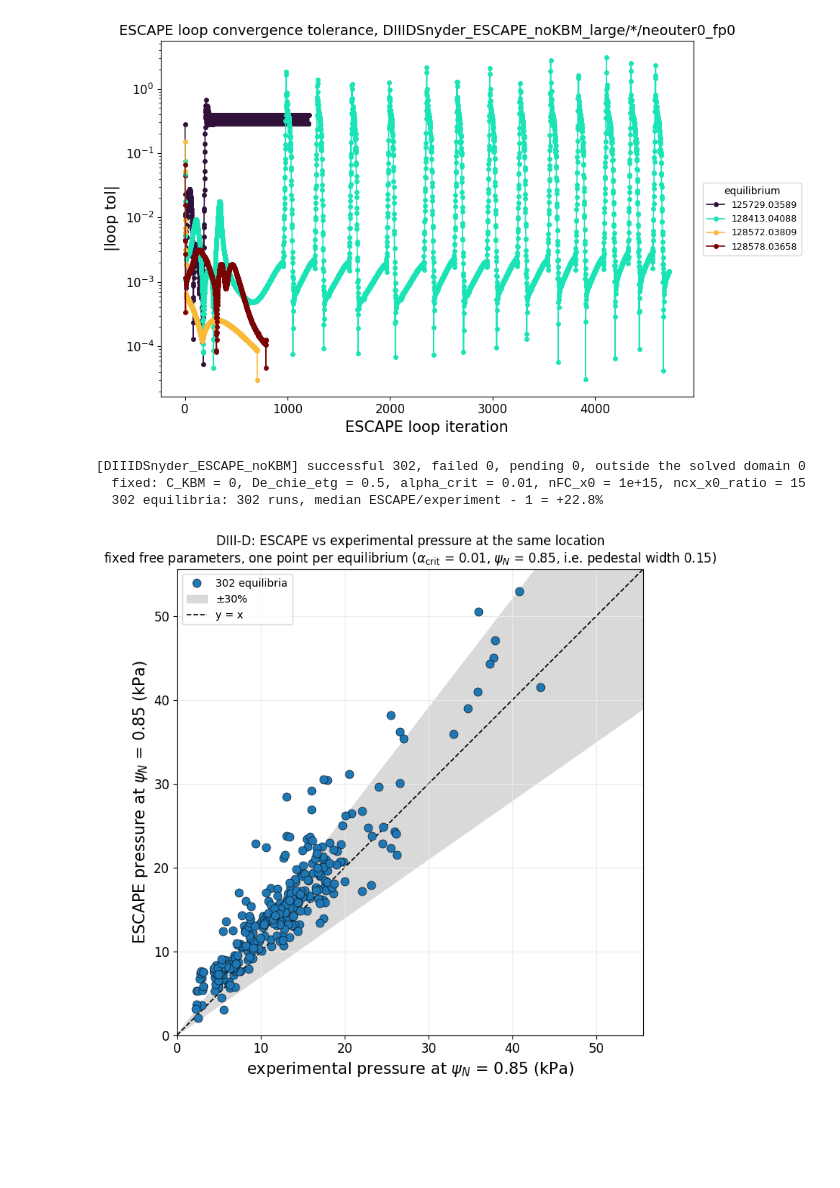
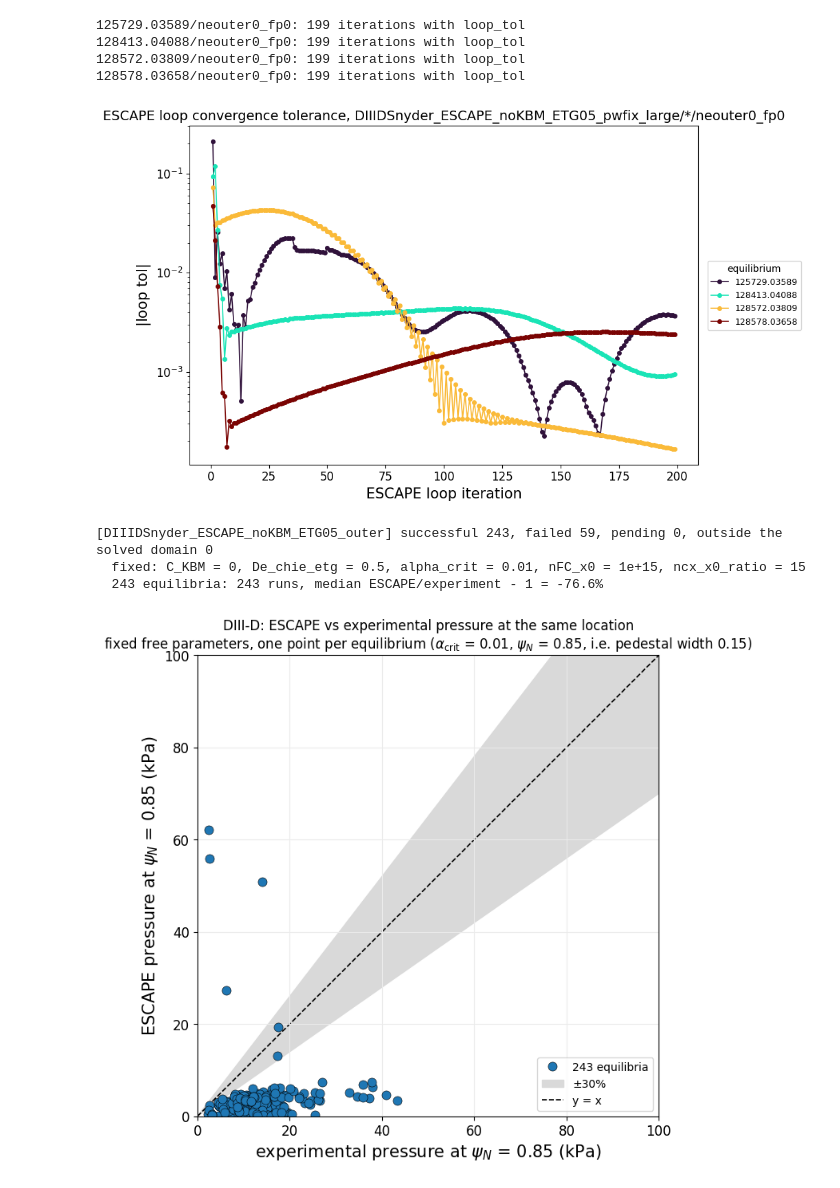
Before and after one commit to jlabbate15/ESCAPE, a Jupyter notebook: examples/device_prediction/DIII-D/plot_scan_SCfp_ESCAPE_profiles.ipynb, the cells around one changed output. Cells and saved outputs as stored; diff of their text form; code cells hidden in the pictures; blank space fills up the shorter version.

Commit message:
escape loop updates, pedestal width finders

```diff
--- a/examples/device_prediction/DIII-D/plot_scan_SCfp_ESCAPE_profiles.ipynb
+++ b/examples/device_prediction/DIII-D/plot_scan_SCfp_ESCAPE_profiles.ipynb
@@ -22,7 +22,7 @@ import netCDF4 as nc
 import numpy as np
 
 # ------------------------------------------------------------------ user input
-ITER_SCAN_DIR = Path('DIIIDSnyder_ESCAPE_noKBM')
+ITER_SCAN_DIR = Path('DIIIDSnyder_ESCAPE_noKBM_ETG05_pwfix_large')
 ITER_RUN = 'neouter0_fp0'         # free-parameter combo directory within each equilibrium
 PFILE_DIR = Path('/mnt/homes_global/jal2351/software/sc_inputs/OMFITnc_HighPerfHMode')
 PSI_LO_ITER = 0.85                # pedestal window for both subplots
@@ -174,39 +169,73 @@ iters = iters_by_equil[ITER_EQUIL]
 # %%
 # --- ESCAPE loop convergence tolerance vs iteration, one line per equilibrium ---
+# Stand-alone: needs nothing from the cells above.
 # `loop_tol` is the normalized change in pedestal height + width between this
 # iteration and the previous one (see profiles_loop_solve_epednn_neped_scan.py);
 # the loop stops once abs(loop_tol) < eped_tol_max. It is stored on every dump
 # from iteration 1 onward (iteration 0 has nothing prior to compare against).
-# One line per equilibrium loaded by the cell above (iters_by_equil, i.e. every
-# <shot>.<time> directory under ITER_SCAN_DIR), labelled in the legend.
-# Log-scale y-axis since loop_tol spans several orders of magnitude here.
+# Reads TOL_SCAN_DIR/{EQUIL}/{TOL_RUN}/{EQUIL}/ne_and_Te_iter_*.npy for every
+# <shot>.<time> equilibrium directory under TOL_SCAN_DIR, one line per equilibrium.
+# Log-scale y-axis since loop_tol spans several orders of magnitude.
 
-TOL_CMAP = 'turbo'   # equilibria are colour-graded along this map
+import re
+from pathlib import Path
+
+import matplotlib.pyplot as plt
+%matplotlib inline
+import numpy as np
+
+# ------------------------------------------------------------------ user input
+TOL_SCAN_DIR = Path('DIIIDSnyder_ESCAPE_noKBM_ETG05_pwfix_large')
+TOL_RUN = 'neouter0_fp0'   # free-parameter combo directory within each equilibrium
+TOL_CMAP = 'turbo'         # equilibria are colour-graded along this map
+# -----------------------------------------------------------------------------
+
+
+def load_loop_tols(scan_dir, equil, run):
+    """(iteration, loop_tol) for every ne_and_Te_iter_*.npy dump that stores loop_tol."""
+    run_dir = Path(scan_dir) / equil / run / equil
+    tols = []
+    for fp in run_dir.glob('ne_and_Te_iter_*.npy'):
+        m = re.match(r'ne_and_Te_iter_(\d+)\.npy$', fp.name)
+        if not m:
+            continue
+        tol = np.load(fp, allow_pickle=True).item().get('loop_tol')
+        if tol is not None:
+            tols.append((int(m.group(1)), float(tol)))
+    return sorted(tols)
+
+
+tol_equils = sorted(p.name for p in TOL_SCAN_DIR.iterdir()
+                    if p.is_dir() and re.fullmatch(r'\d+\.\d+', p.name))
 
 fig, ax = plt.subplots(figsize=(10, 6))
 cmap = plt.get_cmap(TOL_CMAP)
-n_equil = len(iters_by_equil)
-for k, (equil, equil_iters) in enumerate(iters_by_equil.items()):
-    tols = [(i, it['loop_tol']) for i, it in enumerate(equil_iters) if 'loop_tol' in it]
+n_equil = len(tol_equils)
+for k, equil in enumerate(tol_equils):
+    tols = load_loop_tols(TOL_SCAN_DIR, equil, TOL_RUN)
+    print(f'{equil}/{TOL_RUN}: {len(tols)} iterations with loop_tol')
     if not tols:
-        print(f'  {equil}: no loop_tol stored, skipping')
         continue
     tol_iters, tol_vals = zip(*tols)
     ax.plot(tol_iters, np.abs(tol_vals), 'o-', markersize=4, linewidth=1.2,
             color=cmap(k / max(n_equil - 1, 1)), label=equil)
 
 ax.set_yscale('log')
 ax.set_xlabel('ESCAPE loop iteration', fontsize=15)
 ax.set_ylabel(r'$|{\rm loop\ tol}|$', fontsize=15)
 ax.tick_params(axis='both', labelsize=12)
-ax.set_title(f'ESCAPE loop convergence tolerance, {ITER_SCAN_DIR}/*/{ITER_RUN}',
+ax.set_title(f'ESCAPE loop convergence tolerance, {TOL_SCAN_DIR}/*/{TOL_RUN}',
              fontsize=14)
 ax.legend(fontsize=9, loc='center left', bbox_to_anchor=(1.01, 0.5),
           title='equilibrium', title_fontsize=10)
 plt.tight_layout()
 plt.show()
 # %% [output]
+125729.03589/neouter0_fp0: 199 iterations with loop_tol
+128413.04088/neouter0_fp0: 199 iterations with loop_tol
+128572.03809/neouter0_fp0: 199 iterations with loop_tol
+128578.03658/neouter0_fp0: 199 iterations with loop_tol
-[figure, old version]
+[figure, new version]
 # %%
 # --- Full scan over all equilibria: ESCAPE vs experimental pressure at psi_N = PSI_EXP ---
 # Reads SCAN_DIR/{EQUIL}/neouter{j}_fp{i}/out_dict.npy (failed.npy on failure; a run dir
@@ -233,7 +262,7 @@ import matplotlib.pyplot as plt
 import numpy as np
 
 # ------------------------------------------------------------------ user input
-SCAN_DIR = Path('DIIIDSnyder_ESCAPE_noKBM')
+SCAN_DIR = Path('DIIIDSnyder_ESCAPE_noKBM_ETG05_outer')
 PSI_EXP = 0.85            # psi_N at which BOTH pressures are read
 PARAM_KEY = None          # free parameter on the colour axis; None = auto-detect
 AGREE_BAND = 0.30         # +/- fractional band shaded around the y = x agreement line
@@ -367,8 +396,8 @@ ax.fill_between(x_line, (1 - AGREE_BAND) * x_line, (1 + AGREE_BAND) * x_line,
                 color='0.85', zorder=0, label=f'±{AGREE_BAND:.0%}')
 ax.plot(x_line, x_line, 'k--', linewidth=1.2, zorder=0, label='y = x')
 
-ax.set_xlim(0, lim_hi)
-ax.set_ylim(0, lim_hi)
+ax.set_xlim(0, 100)
+ax.set_ylim(0, 100)
 ax.set_aspect('equal', adjustable='box')
 ax.set_xlabel(rf'experimental pressure at $\psi_N$ = {PSI_EXP:g} (kPa)', fontsize=15)
 ax.set_ylabel(rf'ESCAPE pressure at $\psi_N$ = {PSI_EXP:g} (kPa)', fontsize=15)
@@ -384,13 +413,13 @@ ax.set_title('DIII-D: ESCAPE vs experimental pressure at the same location\n'
              + alpha_note
              + rf'$\psi_N$ = {PSI_EXP:g}, i.e. pedestal width {1 - PSI_EXP:g})',
              fontsize=12)
-plt.tight_layout()
+# plt.tight_layout()
 plt.show()
 # %% [output]
-[DIIIDSnyder_ESCAPE_noKBM] successful 302, failed 0, pending 0, outside the solved domain 0
+[DIIIDSnyder_ESCAPE_noKBM_ETG05_outer] successful 243, failed 59, pending 0, outside the solved domain 0
   fixed: C_KBM = 0, De_chie_etg = 0.5, alpha_crit = 0.01, nFC_x0 = 1e+15, ncx_x0_ratio = 15
-  302 equilibria: 302 runs, median ESCAPE/experiment - 1 = +22.8%
+  243 equilibria: 243 runs, median ESCAPE/experiment - 1 = -76.6%
-[figure, old version]
+[figure, new version]
 # %%
 # --- Full scan over all equilibria: ESCAPE vs experimental n_e and T_e at psi_N = PSI_NT ---
 # Same runs, same reader layout and same psi_N as the pressure cell above, but the two
```
Also changed, not shown: parts of 3 cells of this notebook, 7 other files.
